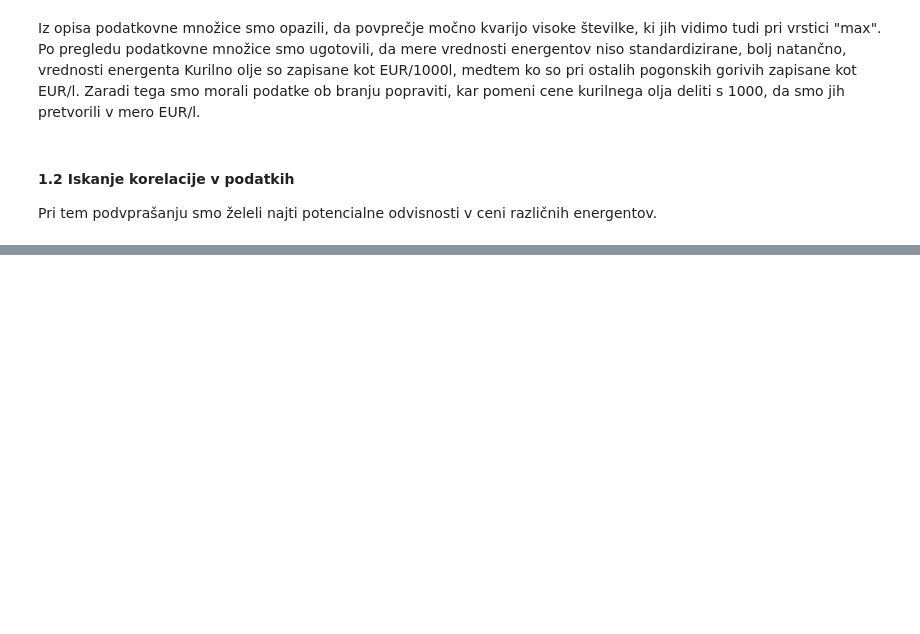
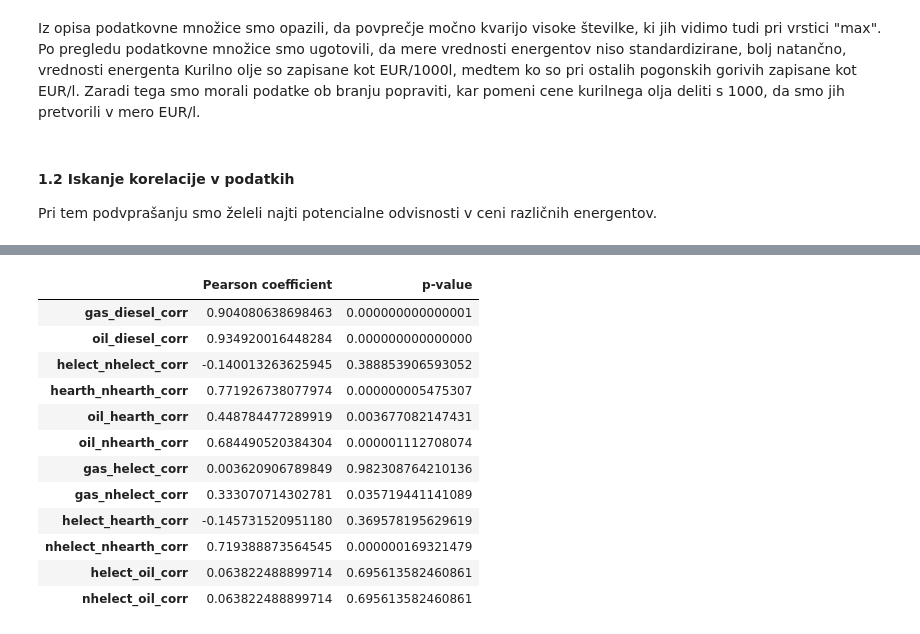
Before and after one commit to cugalord/PR21_NVZ-LS-BK-NZ, a Jupyter notebook: src/fuel_correlation.ipynb, the cells around one changed output, grey strips where cells are left out. Cells and saved outputs as stored; diff of their text form; code cells hidden in the pictures; blank space fills up the shorter version.

```diff
--- a/src/fuel_correlation.ipynb
+++ b/src/fuel_correlation.ipynb
@@ -129,0 +64,40 @@ Zemeljski plin-negospodinjski odjemalci - el. energija-negospodinjski odjemalci
+# %%
+import scipy.stats as ss
+
+corrs = dict()
+
+# Calculate correlation coefficients for energents.
+
+# Fuels
+corrs['gas_diesel_corr']      = ss.pearsonr(eits['Motorni bencin 95 (EUR/l)'], eits['Dizelsko gorivo (EUR/l)'])
+corrs['oil_diesel_corr']      = ss.pearsonr(eits['Kurilno olje (EUR/l)'], eits['Dizelsko gorivo (EUR/l)'])
+
+# Household - nonhousehold
+corrs['helect_nhelect_corr']  = ss.pearsonr(eits['Električna energija-gospodinjski odjemalci (EUR/kWh)'], eits['Električna energija-negospodinjski odjemalci (EUR/kWh)'])
+corrs['hearth_nhearth_corr']  = ss.pearsonr(eits['Zemeljski plin-gospodinjski odjemalci (EUR/kWh)'], eits['Zemeljski plin-negospodinjski odjemalci (EUR/kWh)'])
+
+# Misc
+corrs['oil_hearth_corr']      = ss.pearsonr(eits['Kurilno olje (EUR/l)'], eits['Zemeljski plin-gospodinjski odjemalci (EUR/kWh)'])
+corrs['oil_nhearth_corr']     = ss.pearsonr(eits['Kurilno olje (EUR/l)'], eits['Zemeljski plin-negospodinjski odjemalci (EUR/kWh)'])
+corrs['gas_helect_corr']      = ss.pearsonr(eits['Električna energija-gospodinjski odjemalci (EUR/kWh)'], eits['Motorni bencin 95 (EUR/l)'])
+corrs['gas_nhelect_corr']     = ss.pearsonr(eits['Električna energija-negospodinjski odjemalci (EUR/kWh)'], eits['Motorni bencin 95 (EUR/l)'])
+corrs['helect_hearth_corr']   = ss.pearsonr(eits['Zemeljski plin-gospodinjski odjemalci (EUR/kWh)'], eits['Električna energija-gospodinjski odjemalci (EUR/kWh)'])
+corrs['nhelect_nhearth_corr'] = ss.pearsonr(eits['Zemeljski plin-negospodinjski odjemalci (EUR/kWh)'], eits['Električna energija-negospodinjski odjemalci (EUR/kWh)'])
+corrs['helect_oil_corr']      = ss.pearsonr(eits['Kurilno olje (EUR/l)'], eits['Električna energija-gospodinjski odjemalci (EUR/kWh)'])
+corrs['nhelect_oil_corr']     = ss.pearsonr(eits['Kurilno olje (EUR/l)'], eits['Električna energija-gospodinjski odjemalci (EUR/kWh)'])
+
+mu.prettyprint_dict(corrs, labels=['Pearson coefficient', 'p-value'])
+# %% [output]
+|  | Pearson coefficient | p-value |
+| gas_diesel_corr | 0.904080638698463 | 0.000000000000001 |
+| oil_diesel_corr | 0.934920016448284 | 0.000000000000000 |
+| helect_nhelect_corr | -0.140013263625945 | 0.388853906593052 |
+| hearth_nhearth_corr | 0.771926738077974 | 0.000000005475307 |
+| oil_hearth_corr | 0.448784477289919 | 0.003677082147431 |
+| oil_nhearth_corr | 0.684490520384304 | 0.000001112708074 |
+| gas_helect_corr | 0.003620906789849 | 0.982308764210136 |
+| gas_nhelect_corr | 0.333070714302781 | 0.035719441141089 |
+| helect_hearth_corr | -0.145731520951180 | 0.369578195629619 |
+| nhelect_nhearth_corr | 0.719388873564545 | 0.000000169321479 |
+| helect_oil_corr | 0.063822488899714 | 0.695613582460861 |
+| nhelect_oil_corr | 0.063822488899714 | 0.695613582460861 |
```
Also changed, not shown: parts of 3 cells of this notebook, 2 other files.
